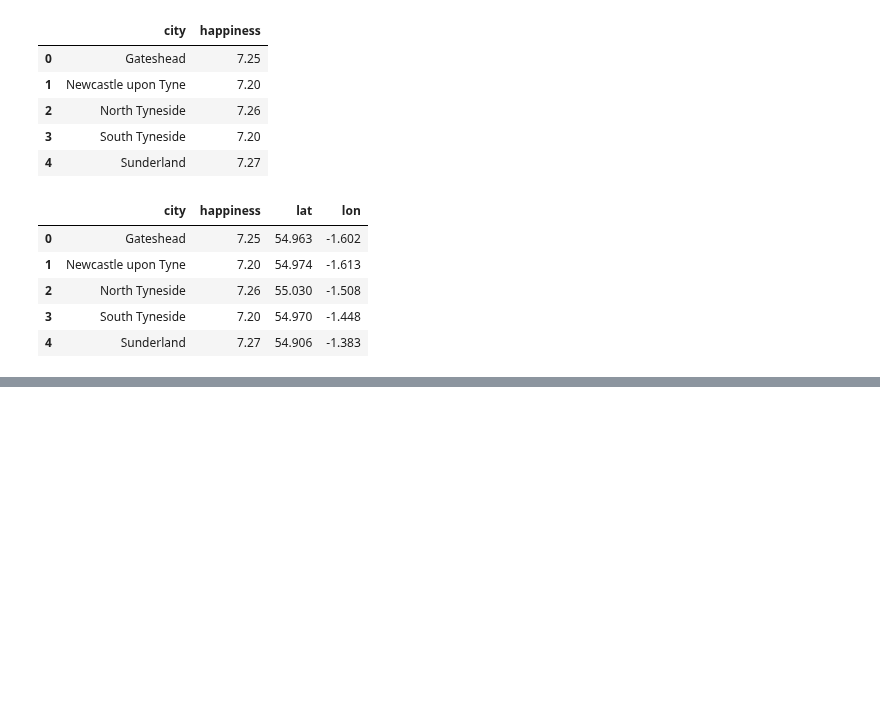
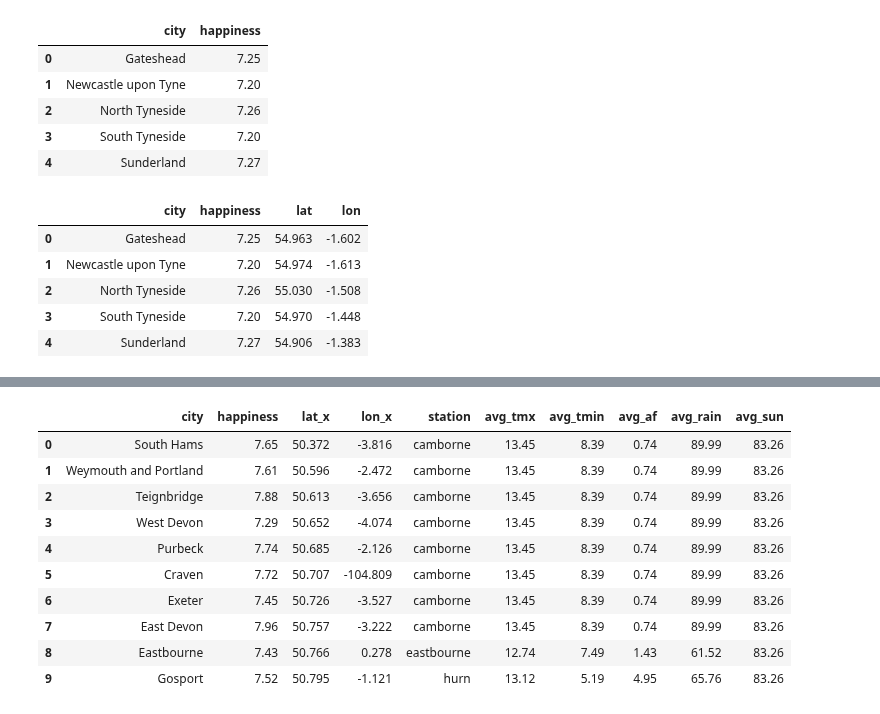
Before and after one commit to paxton615/Notes, a Jupyter notebook: Weather_stations/Download_station_data.ipynb, the cells around one changed output, grey strips where cells are left out. Saved outputs shown, nothing was run; the diff lists cells and outputs as text; code cells hidden in the pictures; blank space fills up the shorter version.

```diff
--- a/Weather_stations/Download_station_data.ipynb
+++ b/Weather_stations/Download_station_data.ipynb
@@ -661,0 +760,14 @@ Name: lat, dtype: float64
+# %%
+new_df.head(10)
+# %% [output]
+|  | city | happiness | lat_x | lon_x | station | avg_tmx | avg_tmin | avg_af | avg_rain | avg_sun |
+| 0 | South Hams | 7.65 | 50.372 | -3.816 | camborne | 13.45 | 8.39 | 0.74 | 89.99 | 83.26 |
+| 1 | Weymouth and Portland | 7.61 | 50.596 | -2.472 | camborne | 13.45 | 8.39 | 0.74 | 89.99 | 83.26 |
+| 2 | Teignbridge | 7.88 | 50.613 | -3.656 | camborne | 13.45 | 8.39 | 0.74 | 89.99 | 83.26 |
+| 3 | West Devon | 7.29 | 50.652 | -4.074 | camborne | 13.45 | 8.39 | 0.74 | 89.99 | 83.26 |
+| 4 | Purbeck | 7.74 | 50.685 | -2.126 | camborne | 13.45 | 8.39 | 0.74 | 89.99 | 83.26 |
+| 5 | Craven | 7.72 | 50.707 | -104.809 | camborne | 13.45 | 8.39 | 0.74 | 89.99 | 83.26 |
+| 6 | Exeter | 7.45 | 50.726 | -3.527 | camborne | 13.45 | 8.39 | 0.74 | 89.99 | 83.26 |
+| 7 | East Devon | 7.96 | 50.757 | -3.222 | camborne | 13.45 | 8.39 | 0.74 | 89.99 | 83.26 |
+| 8 | Eastbourne | 7.43 | 50.766 | 0.278 | eastbourne | 12.74 | 7.49 | 1.43 | 61.52 | 83.26 |
+| 9 | Gosport | 7.52 | 50.795 | -1.121 | hurn | 13.12 | 5.19 | 4.95 | 65.76 | 83.26 |
```
Also changed, not shown: parts of 24 cells of this notebook, 2 other files.
